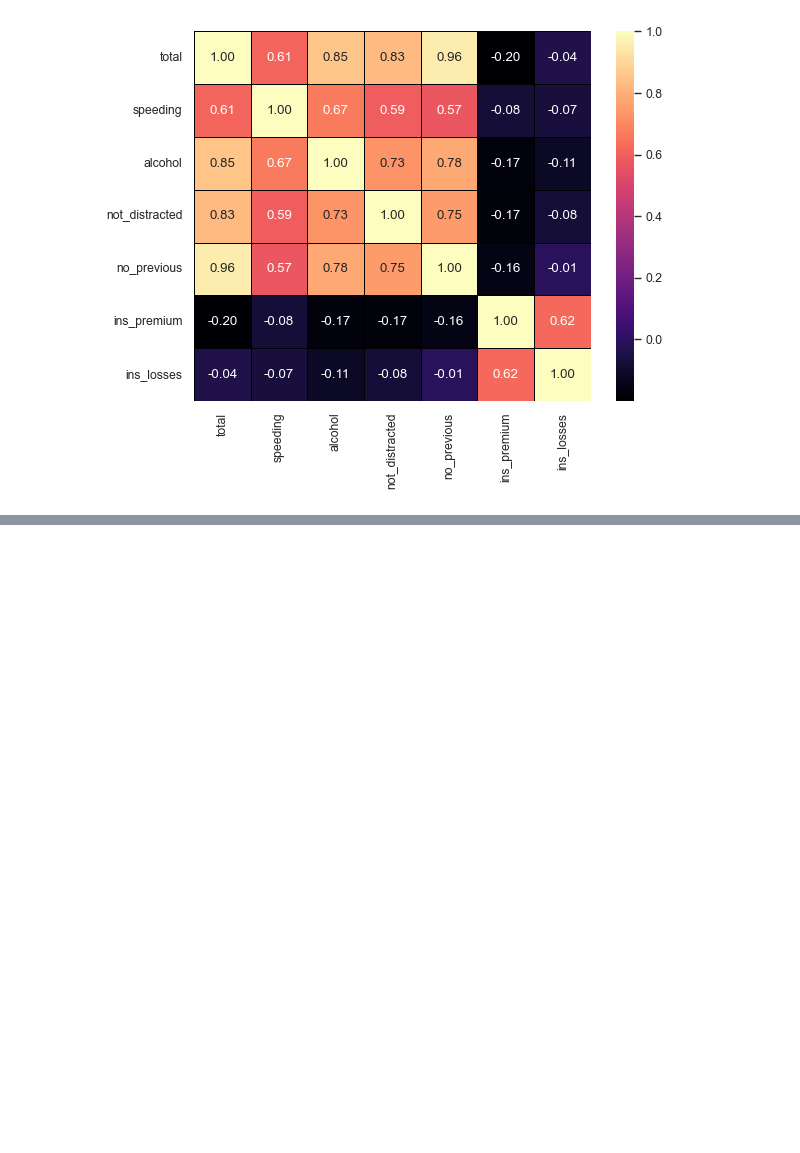
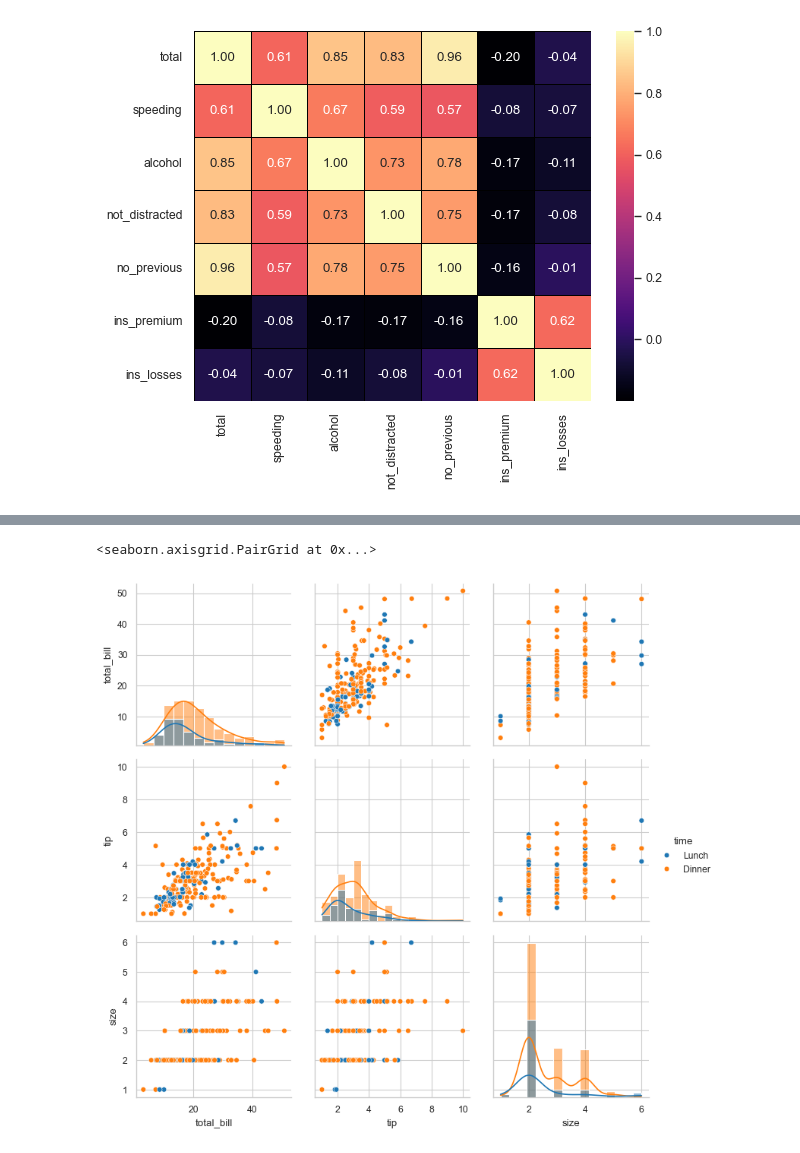
Before and after one commit to Nevin100/Data-Visualization-with-Seaborn, a Jupyter notebook: seaborn.ipynb, the cells around one changed output, grey strips where cells are left out. Saved outputs shown, nothing was run; the diff lists cells and outputs as text; code cells hidden in the pictures; blank space fills up the shorter version.

```diff
--- a/seaborn.ipynb
+++ b/seaborn.ipynb
@@ -214,0 +236,11 @@ sns.heatmap(crash_mx, annot=True, cmap='magma', fmt='.2f', linewidths=0.5, linec
+# %%
+# Pair Grid : --> to visualize the pairwise relationships in a dataset.
+pair_grid = sns.PairGrid(tips_df, hue='time')
+
+pair_grid.map_diag(sns.histplot, kde=True)  # Diagonal plots with histograms and KDE
+pair_grid.map_offdiag(sns.scatterplot)  # Off-diagonal plots with scatter plots
+
+pair_grid.add_legend()  # Adding legend to the PairGrid
+# %% [output]
+<seaborn.axisgrid.PairGrid at 0x...>
+[figure, added]
```
Also changed, not shown: parts of 10 cells of this notebook.
